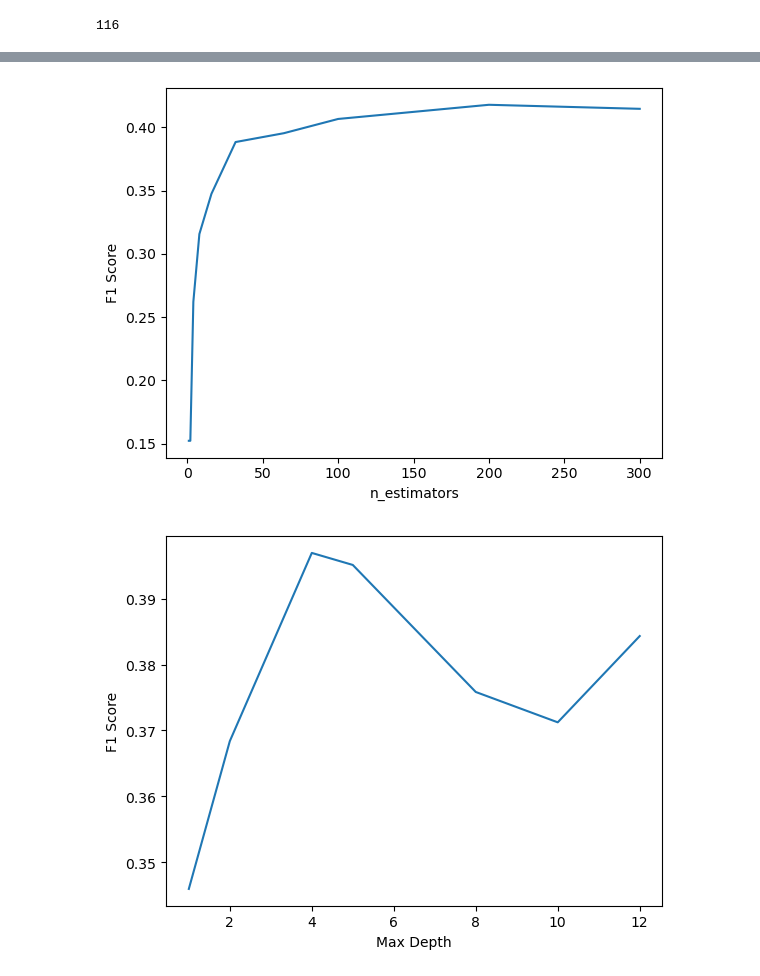
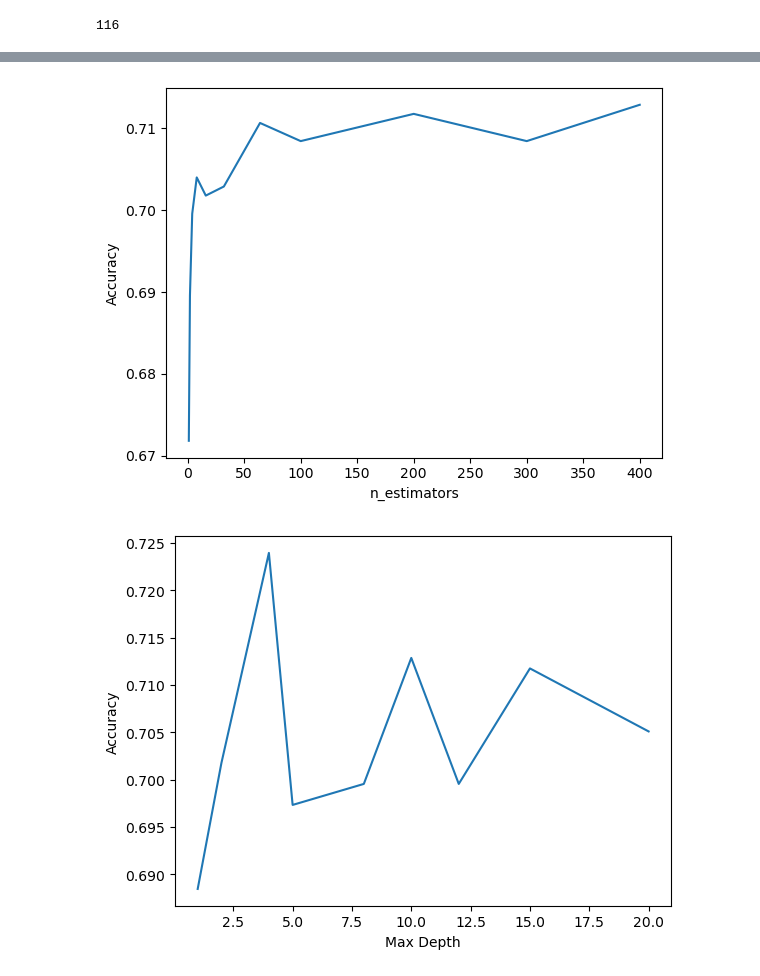
Before and after one commit to ZacLWilliams/Predict_Netflix_Rating, a Jupyter notebook: Analysis.ipynb, the cells around one changed output, grey strips where cells are left out. Cells and saved outputs as stored; diff of their text form; code cells hidden in the pictures.

Commit message:
Implemented XGBoost model and removed RFE model, tweaked PCA model.

```diff
--- a/Analysis.ipynb
+++ b/Analysis.ipynb
@@ -246,5 +231,5 @@ df_selected_test = pd.DataFrame(data=X_test_RFE, columns=columns)
 # %%
-test_new = pd.concat([X_test.iloc[:, :26].drop(columns=titles).reset_index(), df_selected_test.reset_index()], axis=1)
+test_new = pd.concat([X_test.iloc[:, :26].drop(columns=titles).reset_index(), df_pca_test.reset_index()], axis=1)
 
 print(len(test_new.columns))
 # %% [output]
@@ -283,0 +250,13 @@ Name: count, dtype: int64
+# %%
+# Apply post processing, ie normalisation, standardisation
+# Remove outliers
+#from sklearn.preprocessing import MinMaxScaler
+from sklearn.preprocessing import StandardScaler
+#MinMax = MinMaxScaler()
+Standard = StandardScaler()
+
+X_stan = Standard.fit_transform(train_final)
+X_test_stan = Standard.transform(test_new)
+
+#X_minmax = MinMax.fit_transform(train_final)
+#X_test_minmax = MinMax.transform(test_new)
@@ -381,12 +360,12 @@ from sklearn.metrics import f1_score
 learning_rate = [1.5, 1, 0.5, 0.25, 0.1]
 y_pred_learning = []
 for rate in learning_rate:
-    model = GradientBoostingClassifier(learning_rate=rate).fit(X_norm_dropped, y_train)
-    y_pred = model.predict(X_norm_test_dropped)
-    y_pred_learning.append(f1_score(y_test, y_pred, average='macro'))
+    model = XGBClassifier(learning_rate=rate).fit(X_stan, y_train)
+    y_pred = model.predict(X_test_stan)
+    y_pred_learning.append(accuracy_score(y_test, y_pred))
 
 plt.plot(learning_rate, y_pred_learning)
-plt.ylabel('F1 Score')
+plt.ylabel('Accuracy')
 plt.xlabel('Learning Rate')
 plt.show()
 # %% [output]
@@ -394,28 +373,28 @@ plt.show()
 # %%
-n_estimators = [1, 2, 4, 8, 16, 32, 64, 100, 200, 300]
+n_estimators = [1, 2, 4, 8, 16, 32, 64, 100, 200, 300, 400]
 y_pred_est = []
 for n in n_estimators:
-    model = GradientBoostingClassifier(n_estimators=n).fit(X_norm_dropped, y_train)
-    y_pred = model.predict(X_norm_test_dropped)
-    y_pred_est.append(f1_score(y_test, y_pred, average='macro'))
+    model = XGBClassifier(n_estimators=n).fit(X_stan, y_train)
+    y_pred = model.predict(X_test_stan)
+    y_pred_est.append(accuracy_score(y_test, y_pred))
 
 plt.plot(n_estimators, y_pred_est)
-plt.ylabel('F1 Score')
+plt.ylabel('Accuracy')
 plt.xlabel('n_estimators')
 plt.show()
 # %% [output]
-[figure, old version]
+[figure, new version]
 # %%
-depths = [1, 2, 4, 5, 8, 10, 12]
+depths = [1, 2, 4, 5, 8, 10, 12, 15, 20]
 y_pred_depth = []
 for depth in depths:
-    model = GradientBoostingClassifier(max_depth=depth).fit(X_norm_dropped, y_train)
-    y_pred = model.predict(X_norm_test_dropped)
-    y_pred_depth.append(f1_score(y_test, y_pred, average='macro'))
+    model = XGBClassifier(max_depth=depth).fit(X_stan, y_train)
+    y_pred = model.predict(X_test_stan)
+    y_pred_depth.append(accuracy_score(y_test, y_pred))
 
 plt.plot(depths, y_pred_depth)
-plt.ylabel('F1 Score')
+plt.ylabel('Accuracy')
 plt.xlabel('Max Depth')
 plt.show()
 # %% [output]
-[figure, old version]
+[figure, new version]
```
Also changed, not shown: parts of 32 cells of this notebook, 3 other files.
